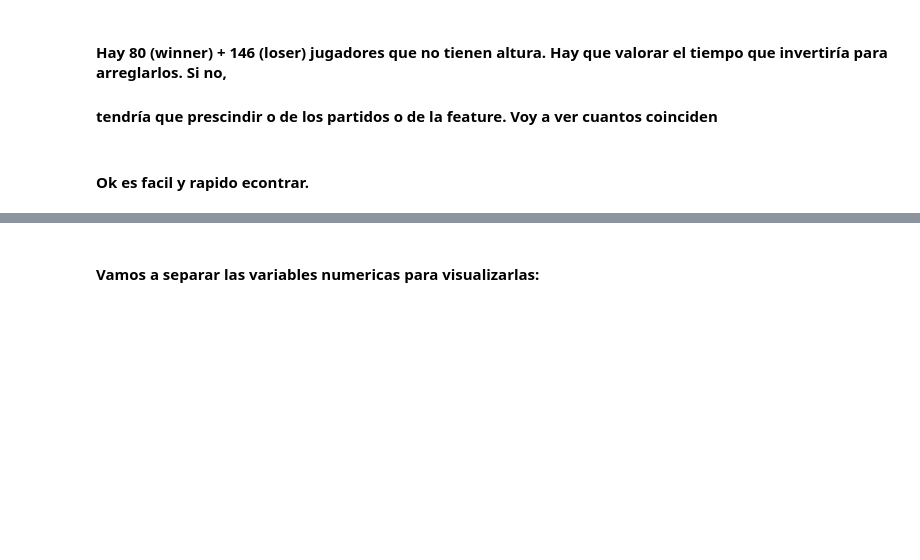
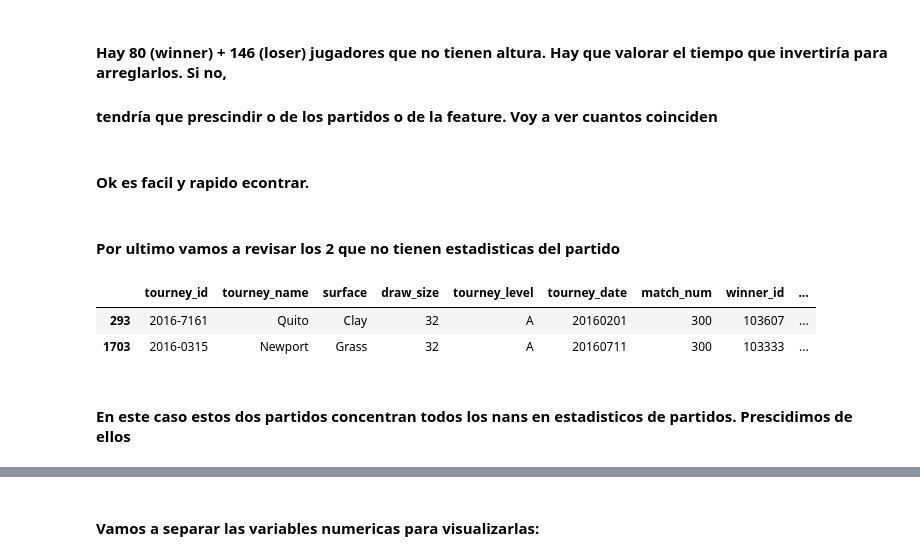
Before and after one commit to ISANJUA/TFM_ML4sportsBets, a Jupyter notebook: 3. Feature Extraction, Transformations and Cleansing.ipynb, the cells around one changed output, grey strips where cells are left out. Drawn from its saved outputs; the diff is of its cells as text; code cells hidden in the pictures; blank space fills up the shorter version.

```diff
--- a/3. Feature Extraction, Transformations and Cleansing.ipynb
+++ b/3. Feature Extraction, Transformations and Cleansing.ipynb
@@ -404,3 +422,13 @@ matches_2016sDWO[matches_2016sDWO['loser_ht'].isnull()].groupby('loser_name').su
 # Andrea Arnaboldi = 180
 # %% [markdown]
 #### Ok es facil y rapido econtrar.
+# %% [markdown]
+#### Por ultimo vamos a revisar los 2 que no tienen estadisticas del partido
+# %%
+matches_2016sDWO[matches_2016sDWO['w_ace'].isnull()].head()
+# %% [output]
+|  | tourney_id | tourney_name | surface | draw_size | tourney_level | tourney_date | match_num | winner_id | ... |
+| 293 | 2016-7161 | Quito | Clay | 32 | A | 20160201 | 300 | 103607 | ... |
+| 1703 | 2016-0315 | Newport | Grass | 32 | A | 20160711 | 300 | 103333 | ... |
+# %% [markdown]
+#### En este caso estos dos partidos concentran todos los nans en estadisticos de partidos. Prescidimos de ellos
```
Also changed, not shown: parts of 6 cells of this notebook.
